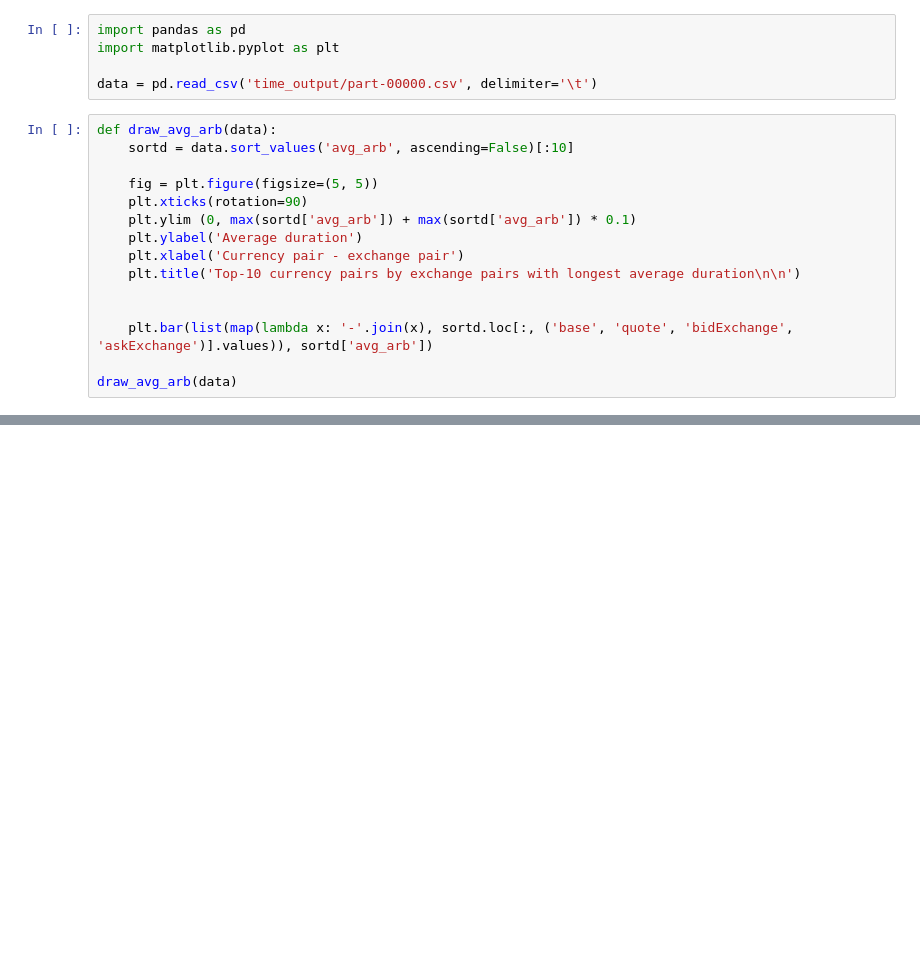
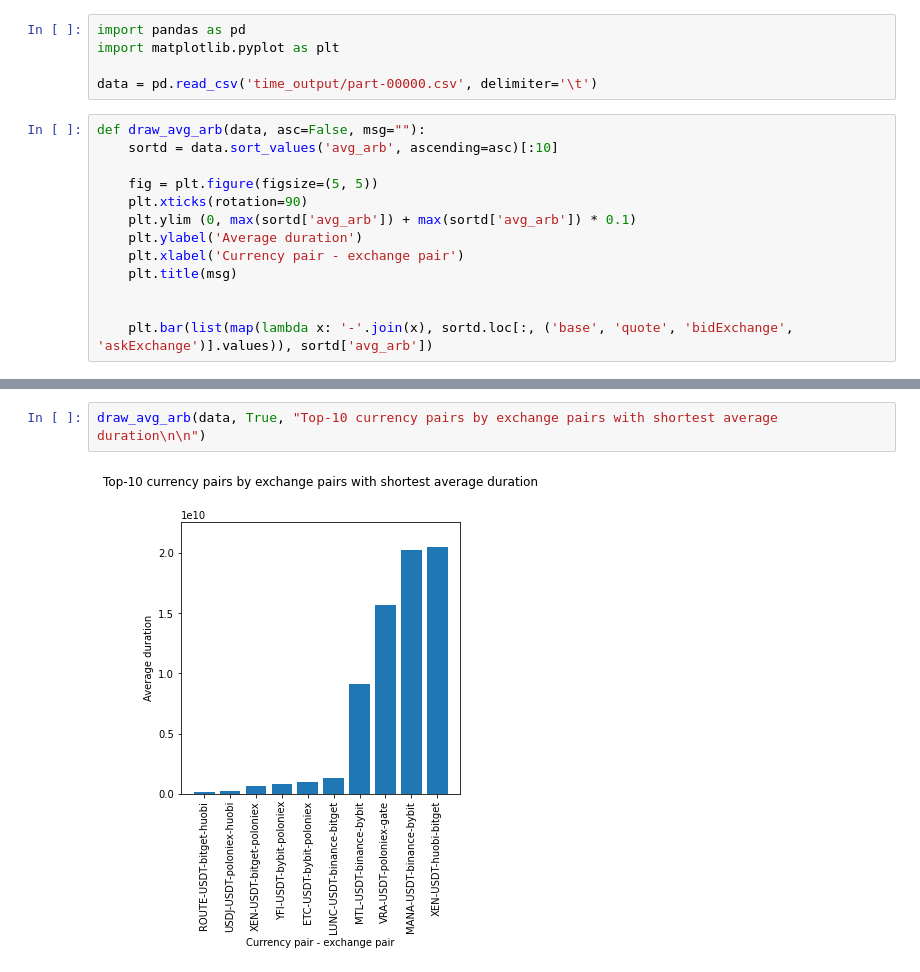
Before and after one commit to Tronnert/BlockchainArbitration, a Jupyter notebook: analysis/arb_duration.ipynb, the cells around one changed output, grey strips where cells are left out. Cells and saved outputs as stored; diff of their text form; blank space fills up the shorter version.

```diff
--- a/analysis/arb_duration.ipynb
+++ b/analysis/arb_duration.ipynb
@@ -4,17 +4,15 @@ import matplotlib.pyplot as plt
 
 data = pd.read_csv('time_output/part-00000.csv', delimiter='\t')
 # %%
-def draw_avg_arb(data):
-    sortd = data.sort_values('avg_arb', ascending=False)[:10]
+def draw_avg_arb(data, asc=False, msg=""):
+    sortd = data.sort_values('avg_arb', ascending=asc)[:10]
 
     fig = plt.figure(figsize=(5, 5))
     plt.xticks(rotation=90)
     plt.ylim (0, max(sortd['avg_arb']) + max(sortd['avg_arb']) * 0.1)
     plt.ylabel('Average duration')
     plt.xlabel('Currency pair - exchange pair')
-    plt.title('Top-10 currency pairs by exchange pairs with longest average duration\n\n')
+    plt.title(msg)
 
 
     plt.bar(list(map(lambda x: '-'.join(x), sortd.loc[:, ('base', 'quote', 'bidExchange', 'askExchange')].values)), sortd['avg_arb'])
-
-draw_avg_arb(data)
@@ -22,0 +23,4 @@ draw_avg_arb(data)
+# %%
+draw_avg_arb(data, True, "Top-10 currency pairs by exchange pairs with shortest average duration\n\n")
+# %% [output]
+[figure, added]
```
Also changed, not shown: parts of 2 cells of this notebook.
